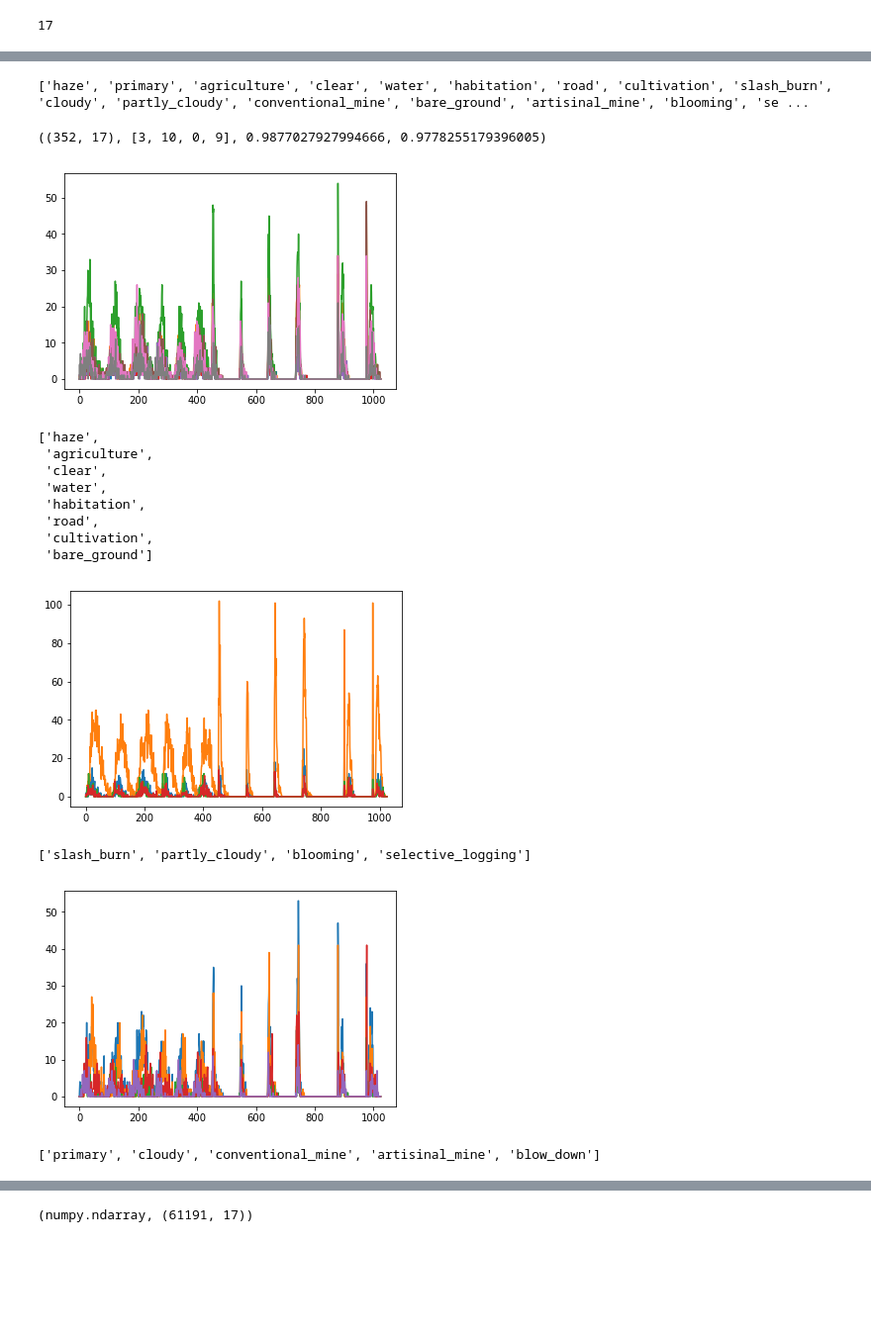
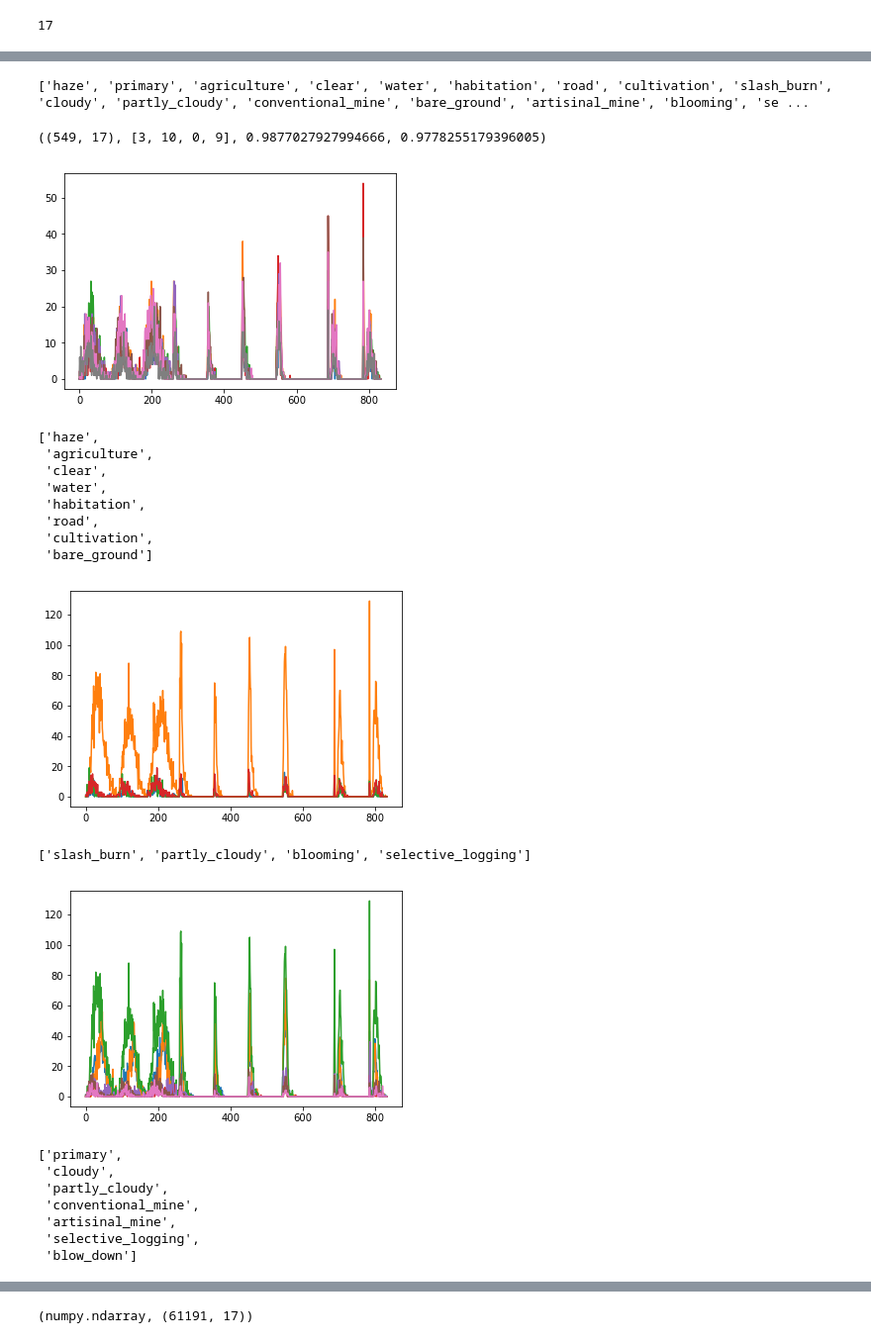
Before and after one commit to SorokinV/Kaggle-2017-04-Brazil-Amazon, a Jupyter notebook: Jupyter/a-basin-2D-V3-XGB-JOIN_JT.ipynb, the cells around one changed output, grey strips where cells are left out. Shown at 99% size. Drawn from its saved outputs; the diff is of its cells as text; code cells hidden in the pictures; blank space fills up the shorter version.

```diff
--- a/Jupyter/a-basin-2D-V3-XGB-JOIN_JT.ipynb
+++ b/Jupyter/a-basin-2D-V3-XGB-JOIN_JT.ipynb
@@ -98,8 +98,10 @@ trX_TIF.shape, trX_JPG.shape
 # %%
 ##trX_TIF.shape, 290/3
 # %%
-trXX = np.hstack([trX_JPG,trX_JPG2,trX_TIF])
+##trXX = np.hstack([trX_JPG,trX_JPG2,trX_TIF])
+trXX = np.hstack([trX_JPG,trX_TIF])
 trX  = trXX
 print (trX.shape,trX_TIF.shape,trX_JPG.shape,trY.shape)
+##del trXX,trX_JPG,trX_TIF,trX_JPG2
 del trXX,trX_JPG,trX_TIF,trX_JPG2
 # %% [output]
@@ -248,7 +294,8 @@ fModel2 = '-jpg-'+str(binsDataJPG)+'--tif-'+str(binsDataTIF)+'.xgb'
 # %%
 # save xgb models into files
 for i in range(len(bstList)) :
-    bstList[i].save_model(fModel1+str(100+i)+'-JPG2'+fModel2)
+    ##bstList[i].save_model(fModel1+str(100+i)+'-JPG2'+fModel2)
+    bstList[i].save_model(fModel1+str(100+i)+fModel2)
 # %%
 # load xgb models into files
 bstNull = xgb.train(param,dtrain,0)
@@ -262,10 +309,9 @@ len(bstList)
 # %% [output]
 17
 # %%
-trYP = buildPredict(dtrain,bstList)
-trYPP= trYP.copy() # вероятностный массив
-trYP[trYP<0.5] = 0 # массив 0/1
-trYP[trYP!=0]  = 1
+trYP  = buildPredict(dtrain,bstList)
+trYPP = trYP.copy() # вероятностный массив
+trYP  = getProb01(trYP)
 print (trYP.shape, '\n', trYPP[0], '\n', trYP[0])
 # %% [output]
 (40479, 17)
@@ -338,7 +368,7 @@ print(labels)
 trYPP[trYPP[:,wr].argmax(axis=1)<>trY[:,wr].argmax(axis=1)].shape, wr, (40497.0-498)/40497.0, (40497.0-898)/40497.0
 # %% [output]
 ['haze', 'primary', 'agriculture', 'clear', 'water', 'habitation', 'road', 'cultivation', 'slash_burn', 'cloudy', 'partly_cloudy', 'conventional_mine', 'bare_ground', 'artisinal_mine', 'blooming', 'se ...
-((352, 17), [3, 10, 0, 9], 0.9877027927994666, 0.9778255179396005)
+((549, 17), [3, 10, 0, 9], 0.9877027927994666, 0.9778255179396005)
 # %%
 # Построение значимости полей для разных признаков (importance)
 bstga   = np.zeros((trX.shape[1],trY.shape[1]))
@@ -364,7 +394,7 @@ plt.plot(bstga[:,xx]);
 plt.show();
 [labels[x] for x in xx]
 # %% [output]
-[figure, old version]
+[figure, new version]
 ['haze',
  'agriculture',
  'clear',
@@ -380,14 +410,20 @@ plt.plot(bstga[:,xx]);
 plt.show();
 [labels[x] for x in xx]
 # %% [output]
-[figure, old version]
+[figure, new version]
 ['slash_burn', 'partly_cloudy', 'blooming', 'selective_logging']
 # %%
-xx = [1,9,11,13,16] # отличные 0-100
+xx = [1,9,10,11,13,15,16] # отличные 0-100
 plt.plot(bstga[:,xx]); plt.show();
 [labels[x] for x in xx]
 # %% [output]
-[figure, old version]
+[figure, new version]
-['primary', 'cloudy', 'conventional_mine', 'artisinal_mine', 'blow_down']
+['primary',
+ 'cloudy',
+ 'partly_cloudy',
+ 'conventional_mine',
+ 'artisinal_mine',
+ 'selective_logging',
+ 'blow_down']
 # %%
 # Посчитать уровень прохождения для каждого признака
```
Also changed, not shown: parts of 21 cells of this notebook, 2 other files.
